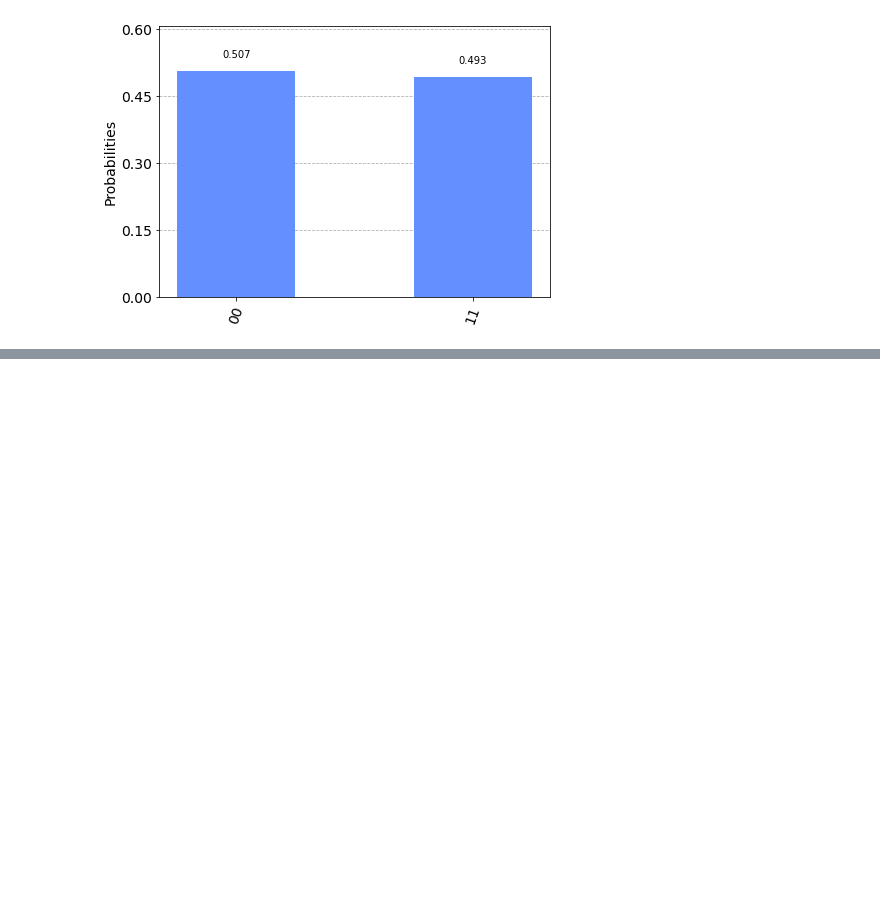
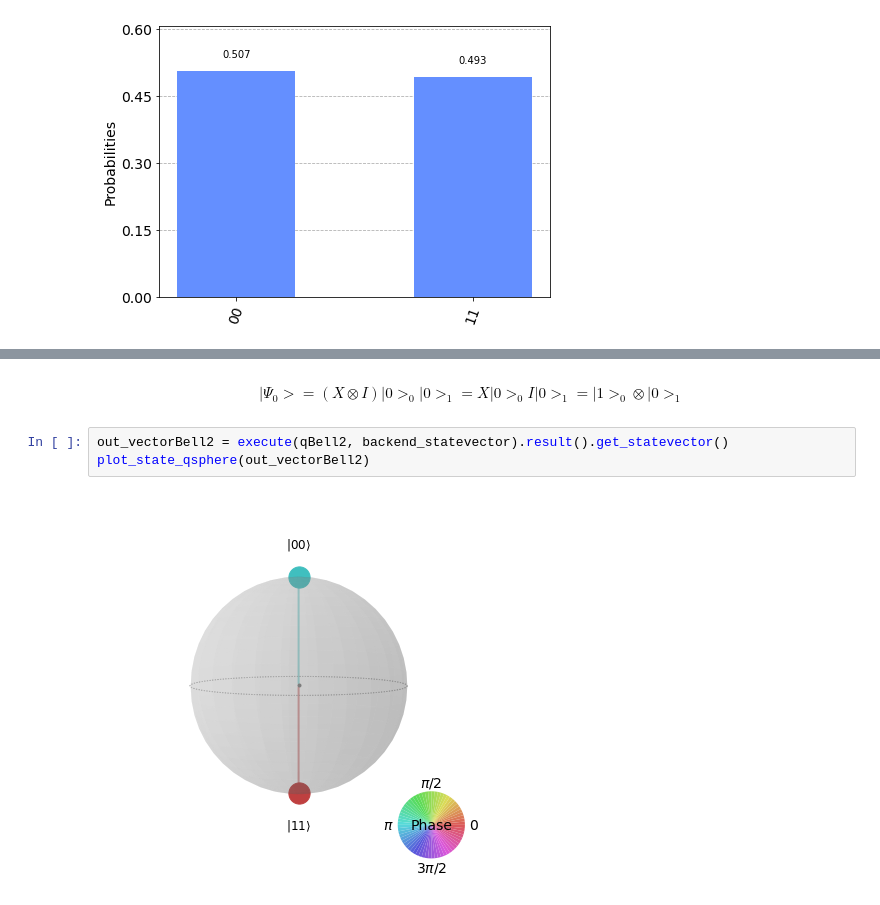
Before and after one commit to QuantumHispano/creando-estados-entrelazados, a Jupyter notebook: Qiskit_estados_entrelazados.ipynb, the cells around one changed output, grey strips where cells are left out. Cells and saved outputs as stored; diff of their text form; blank space fills up the shorter version.

```diff
--- a/Qiskit_estados_entrelazados.ipynb
+++ b/Qiskit_estados_entrelazados.ipynb
@@ -82,0 +99,7 @@ plot_histogram(answer)
+# %% [markdown]
+$$|\Psi_{0}> =  (X \otimes I)|0>_{0} |0>_{1} = X |0>_{0} I|0>_{1} = |1>_{0} \otimes |0>_{1} $$
+# %%
+out_vectorBell2 = execute(qBell2, backend_statevector).result().get_statevector()
+plot_state_qsphere(out_vectorBell2)
+# %% [output]
+[figure, added]
```
Also changed, not shown: parts of 8 cells of this notebook.
